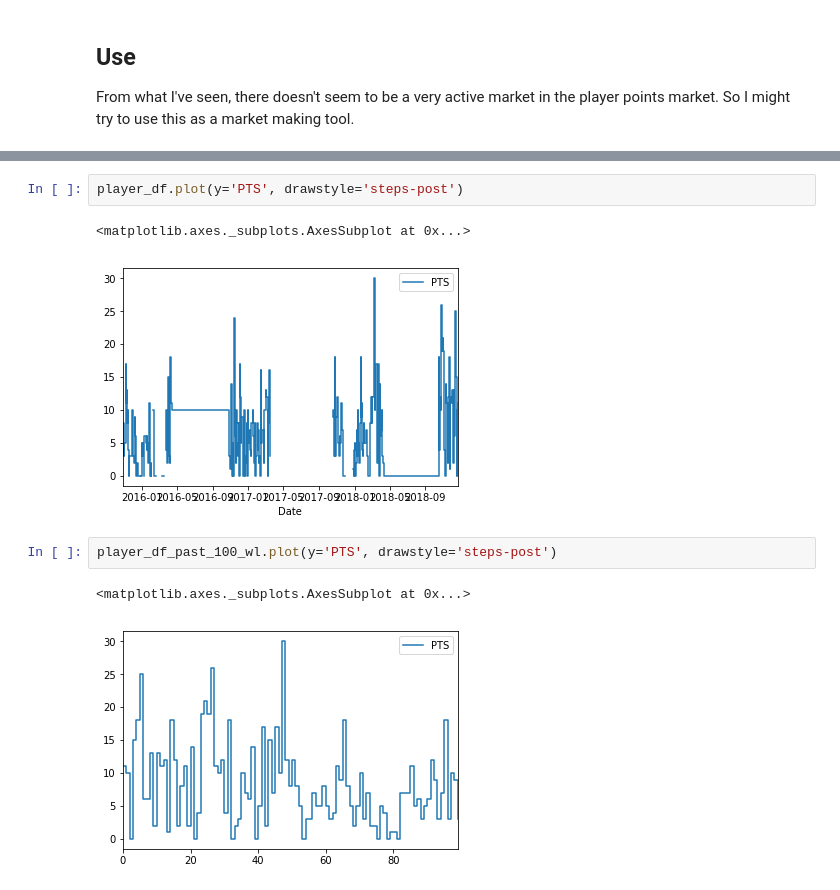
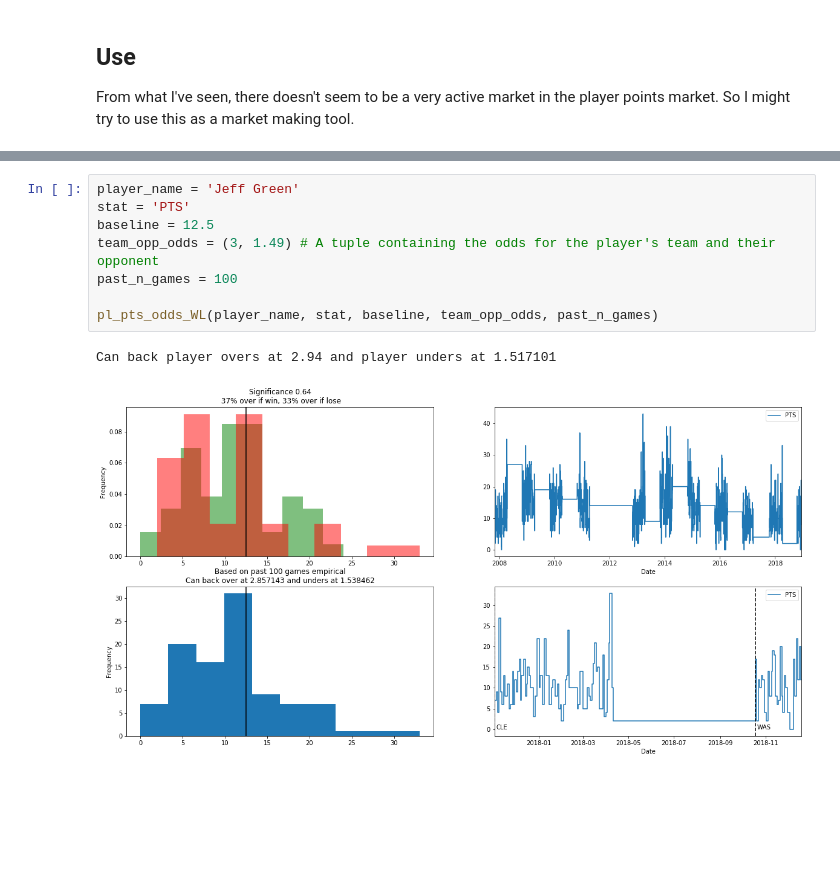
Before and after one commit to johnny-wong/nba_stats, a Jupyter notebook: Notebooks/Analysis - Wins and player points relationship.ipynb, the cells around one changed output, grey strips where cells are left out. Drawn from its saved outputs; the diff is of its cells as text; blank space fills up the shorter version.

Commit message:
Consolidate 4 charts. Fixes #2 by showing where the player started playing for their current team

```diff
--- a/Notebooks/Analysis - Wins and player points relationship.ipynb
+++ b/Notebooks/Analysis - Wins and player points relationship.ipynb
@@ -141,10 +143,11 @@ Can back over at 3.225806 and unders at 1.449275
-# %%
-player_df.plot(y='PTS', drawstyle='steps-post')
-# %% [output]
-<matplotlib.axes._subplots.AxesSubplot at 0x...>
-[figure, removed]
-# %%
-player_df_past_100_wl.plot(y='PTS', drawstyle='steps-post')
-# %% [output]
-<matplotlib.axes._subplots.AxesSubplot at 0x...>
-[figure, removed]
+# %%
+player_name = 'Jeff Green'
+stat = 'PTS'
+baseline = 12.5
+team_opp_odds = (3, 1.49) # A tuple containing the odds for the player's team and their opponent
+past_n_games = 100
+
+pl_pts_odds_WL(player_name, stat, baseline, team_opp_odds, past_n_games)
+# %% [output]
+Can back player overs at 2.94 and player unders at 1.517101
+[figure, added]
```
Also changed, not shown: parts of 2 cells of this notebook.
